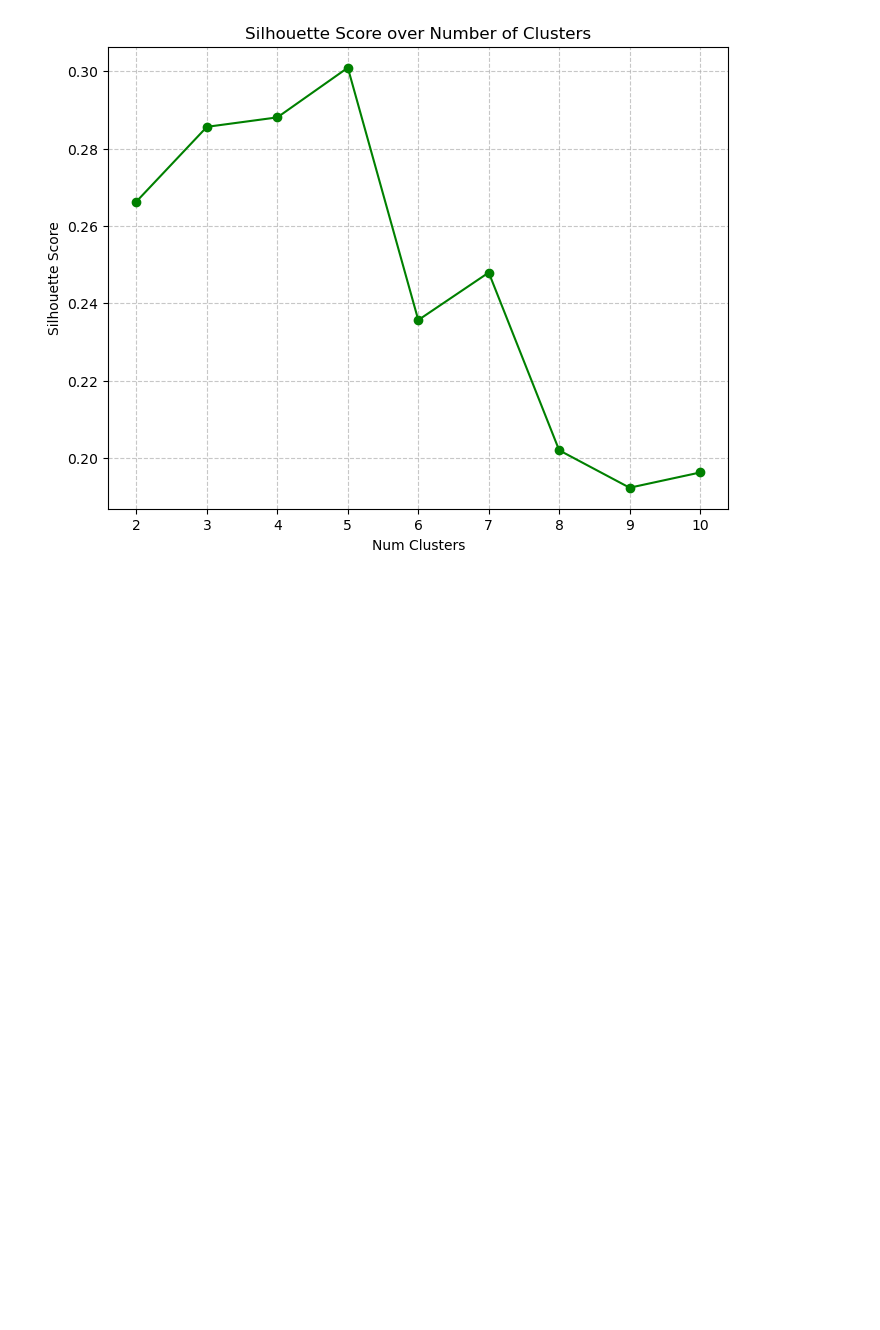
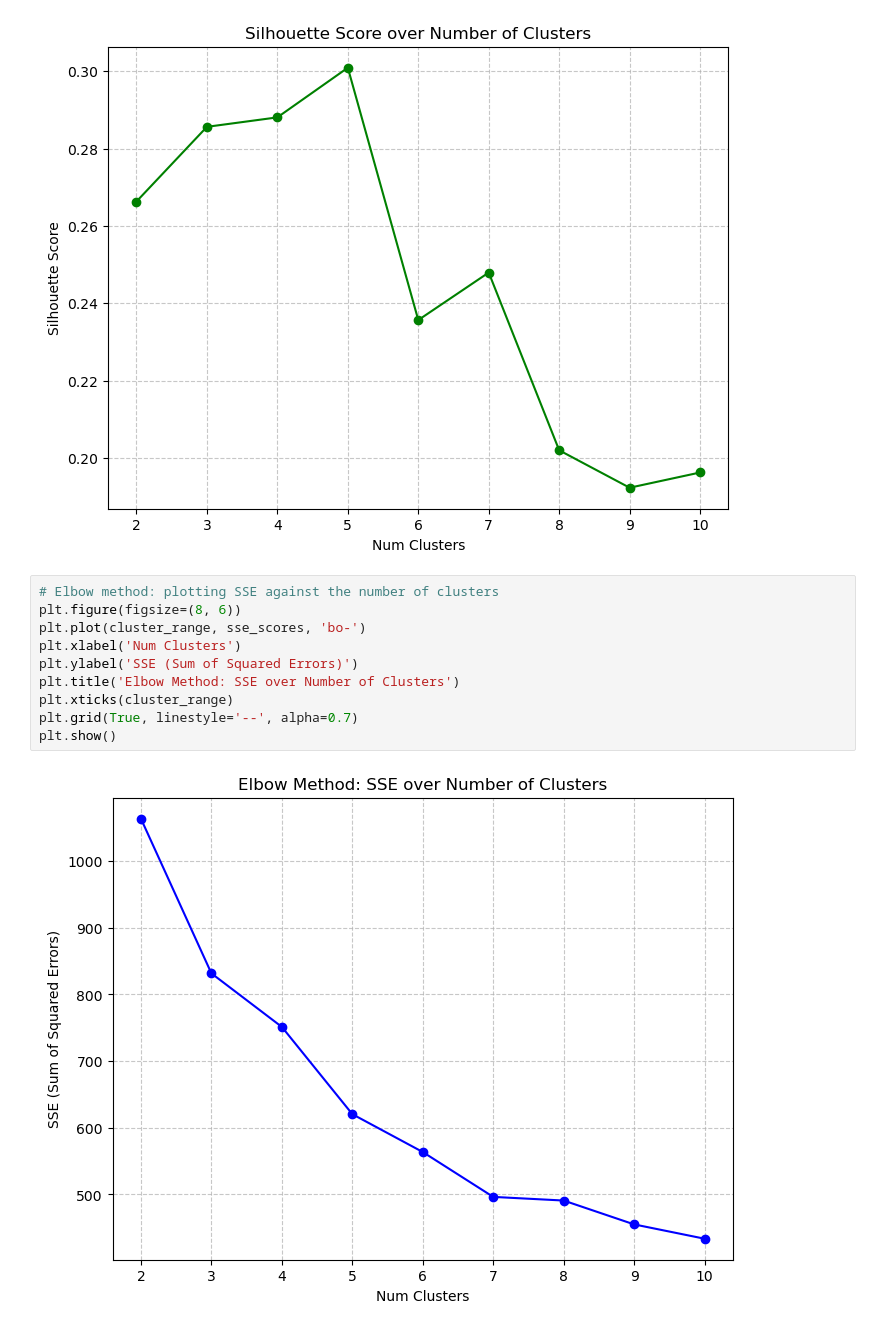
Before and after one commit to AnikaViado/UML_ASG1, a Jupyter notebook: Asg01_Group08_AnikaViado_TroyDelaRosa_VanceCastro_BenThompson.ipynb, the cells around one changed output. Drawn from its saved outputs; the diff is of its cells as text; blank space fills up the shorter version.

Commit message:
Add elbow plot of SSE vs number of clusters

```diff
--- a/Asg01_Group08_AnikaViado_TroyDelaRosa_VanceCastro_BenThompson.ipynb
+++ b/Asg01_Group08_AnikaViado_TroyDelaRosa_VanceCastro_BenThompson.ipynb
@@ -205,3 +205,15 @@ plt.grid(True, linestyle='--', alpha=0.7)
 plt.show()
 # %% [output]
 [figure]
+# %%
+# Elbow method: plotting SSE against the number of clusters
+plt.figure(figsize=(8, 6))
+plt.plot(cluster_range, sse_scores, 'bo-')
+plt.xlabel('Num Clusters')
+plt.ylabel('SSE (Sum of Squared Errors)')
+plt.title('Elbow Method: SSE over Number of Clusters')
+plt.xticks(cluster_range)
+plt.grid(True, linestyle='--', alpha=0.7)
+plt.show()
+# %% [output]
+[figure, added]
```
